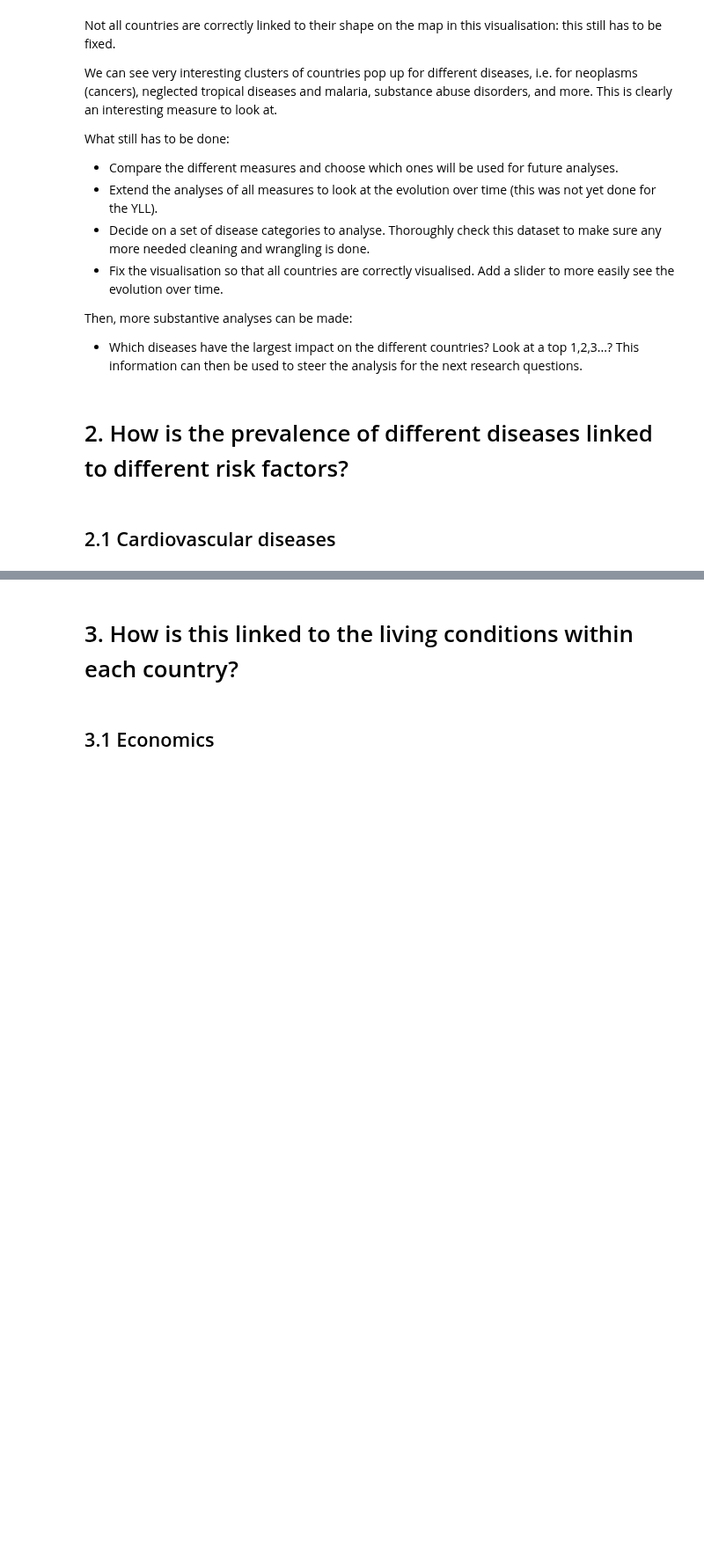
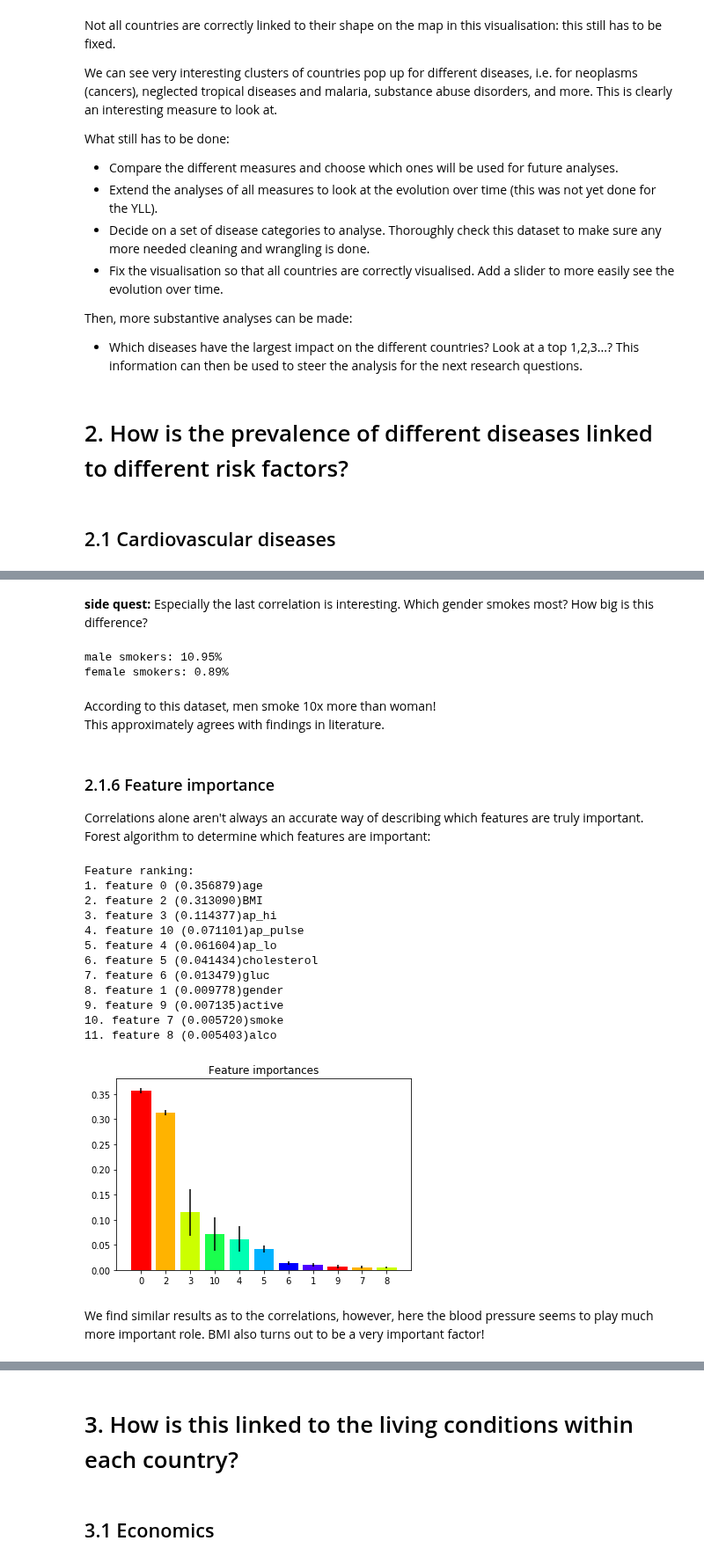
Before and after one commit to itsyaboii1337/Data_Science_Alliance, a Jupyter notebook: DataExploration.ipynb, the cells around one changed output, grey strips where cells are left out. Shown at 88% size. Saved outputs shown, nothing was run; the diff lists cells and outputs as text; code cells hidden in the pictures; blank space fills up the shorter version.

```diff
--- a/DataExploration.ipynb
+++ b/DataExploration.ipynb
@@ -550,0 +780,7 @@ Then, more substantive analyses can be made:
+# %%
+df = realistic
+
+df['weight'] = df['weight'] / (df['height']/100)**2
+df = df.rename(columns = {"weight": "BMI"})
+df = df.drop(columns=['height'])
+df.head()
@@ -550,0 +838,63 @@ Then, more substantive analyses can be made:
+# %% [markdown]
+**side quest:** Especially the last correlation is interesting. Which gender smokes most? How big is this difference?
+# %%
+GS = df[['gender','smoke']]
+
+females = GS[GS['gender']==1]
+males = GS[GS['gender']==2]
+
+print('male smokers: '+str(np.round(100*sum(males['smoke'])/males.size, 3))+'%')
+print('female smokers: '+str(np.round(100*sum(females['smoke'])/females.size, 3))+'%')
+# %% [output]
+male smokers: 10.95%
+female smokers: 0.89%
+# %% [markdown]
+According to this dataset, men smoke 10x more than woman!<br>
+This approximately agrees with findings in literature.
+# %% [markdown]
+### 2.1.6 Feature importance
+
+Correlations alone aren't always an accurate way of describing which features are truly important. Forest algorithm to determine which features are important:
+# %%
+X = df.iloc[:,1:-1]
+y = df.iloc[:,-1]
+# %%
+forest = ExtraTreesClassifier(n_estimators=250,
+                              random_state=0)
+
+forest.fit(X, y)
+importances = forest.feature_importances_
+std = np.std([tree.feature_importances_ for tree in forest.estimators_],
+             axis=0)
+indices = np.argsort(importances)[::-1]
+
+# Print the feature ranking
+print("Feature ranking:")
+
+for f in range(X.shape[1]):
+    print("%d. feature %d (%f)" % (f + 1, indices[f], importances[indices[f]])+X.columns[indices[f]])
+
+# Plot the feature importances of the forest
+plt.figure()
+plt.title("Feature importances")
+plt.bar(range(X.shape[1]), importances[indices], color=[(1, 0, 0, 1),(1, 0.7, 0, 1),(0.8, 1, 0, 1),(0.1, 1, 0.3, 1),(0, 1, 0.7, 1),(0, 0.7, 1, 1),(0, 0, 1, 1),(0.3, 0, 1, 1)], yerr=std[indices], align="center")
+plt.xticks(range(X.shape[1]), indices)
+plt.xlim([-1, X.shape[1]])
+plt.show()
+# %% [output]
+Feature ranking:
+1. feature 0 (0.356879)age
+2. feature 2 (0.313090)BMI
+3. feature 3 (0.114377)ap_hi
+4. feature 10 (0.071101)ap_pulse
+5. feature 4 (0.061604)ap_lo
+6. feature 5 (0.041434)cholesterol
+7. feature 6 (0.013479)gluc
+8. feature 1 (0.009778)gender
+9. feature 9 (0.007135)active
+10. feature 7 (0.005720)smoke
+11. feature 8 (0.005403)alco
+[figure, added]
+# %% [markdown]
+We find similar results as to the correlations, however, here the blood pressure seems to play much more important role.
+BMI also turns out to be a very important factor!
```
Also changed, not shown: parts of 36 cells of this notebook.
